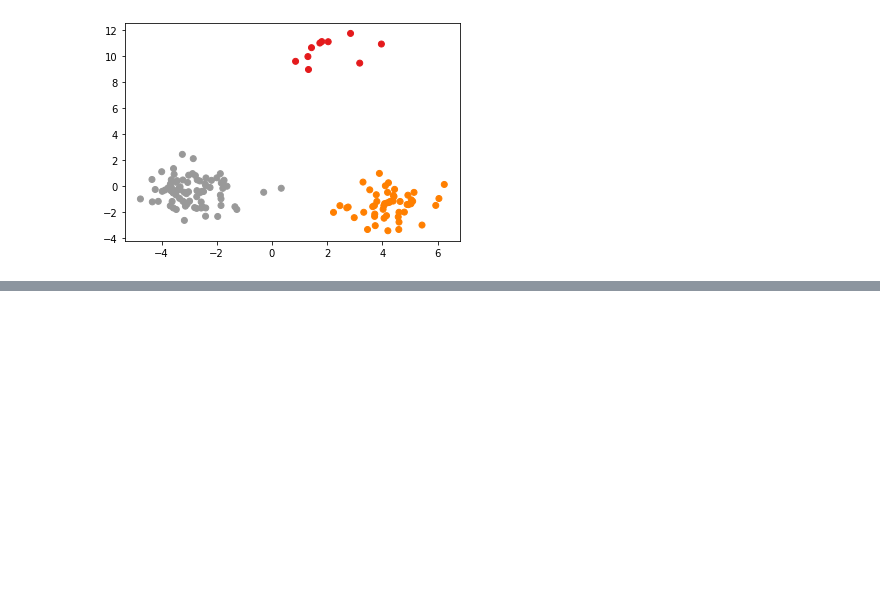
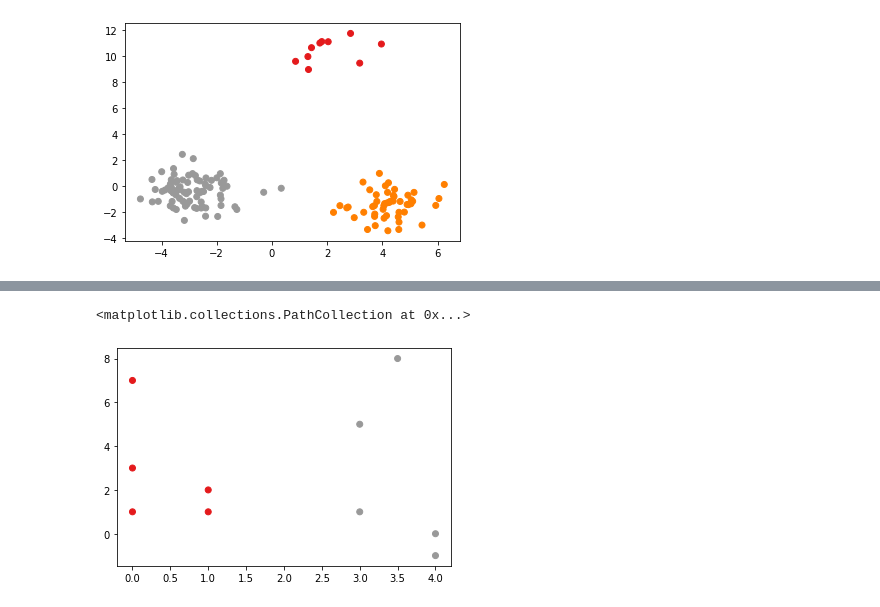
Before and after one commit to mahdiou-diallo/AFD-via-ACP, a Jupyter notebook: AFD via ACP.ipynb, the cells around one changed output, grey strips where cells are left out. Saved outputs shown, nothing was run; the diff lists cells and outputs as text; code cells hidden in the pictures; blank space fills up the shorter version.

```diff
--- a/AFD via ACP.ipynb
+++ b/AFD via ACP.ipynb
@@ -55,0 +74,16 @@ plt.scatter(lda[:,0], lda[:,1], c=y, cmap='Set1')
+# %%
+X_t = np.array([[0,1],
+                [0,3],
+                [1,2],
+                [0,7],
+                [1,1],
+                [3,1],
+                [4,0],
+                [3.5,8],
+                [4,-1],
+                [3,5]])
+y_t = np.array([0,0,0,0,0,1,1,1,1,1])
+plt.scatter(X_t[:, 0], X_t[:, 1], c=y_t, cmap='Set1')
+# %% [output]
+<matplotlib.collections.PathCollection at 0x...>
+[figure, added]
```
Also changed, not shown: parts of 5 cells of this notebook.
